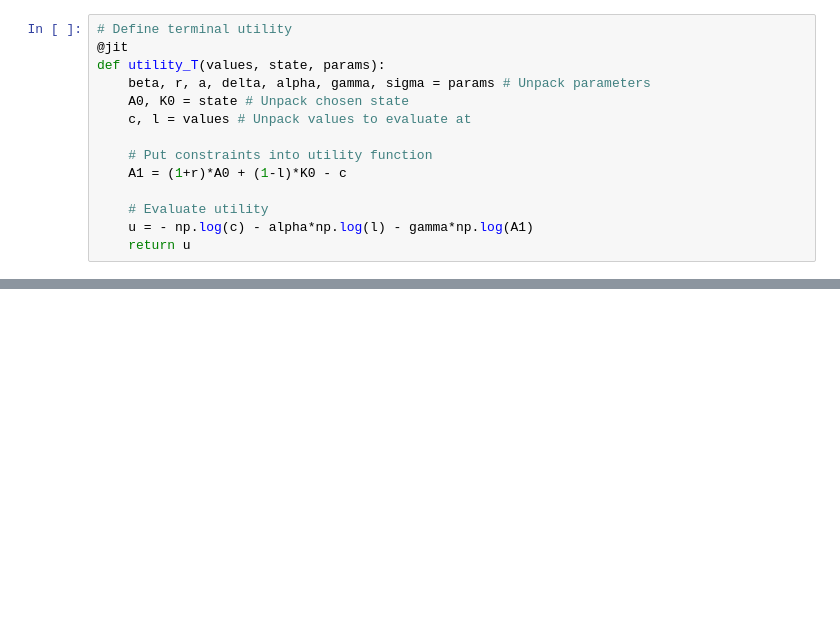
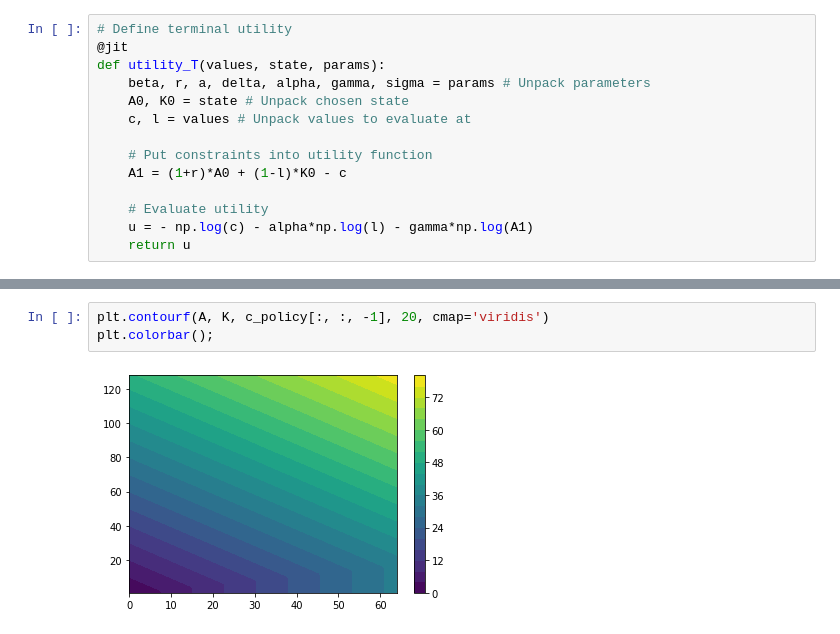
Before and after one commit to ChurnKenLee/blinder_weiss_1976, a Jupyter notebook: code/backward_vfi.ipynb, the cells around one changed output, grey strips where cells are left out. Drawn from its saved outputs; the diff is of its cells as text; blank space fills up the shorter version.

```diff
--- a/code/backward_vfi.ipynb
+++ b/code/backward_vfi.ipynb
@@ -193,0 +141,5 @@ results
+# %%
+plt.contourf(A, K, c_policy[:, :, -1], 20, cmap='viridis')
+plt.colorbar();
+# %% [output]
+[figure, added]
```
Also changed, not shown: parts of 46 cells of this notebook.
